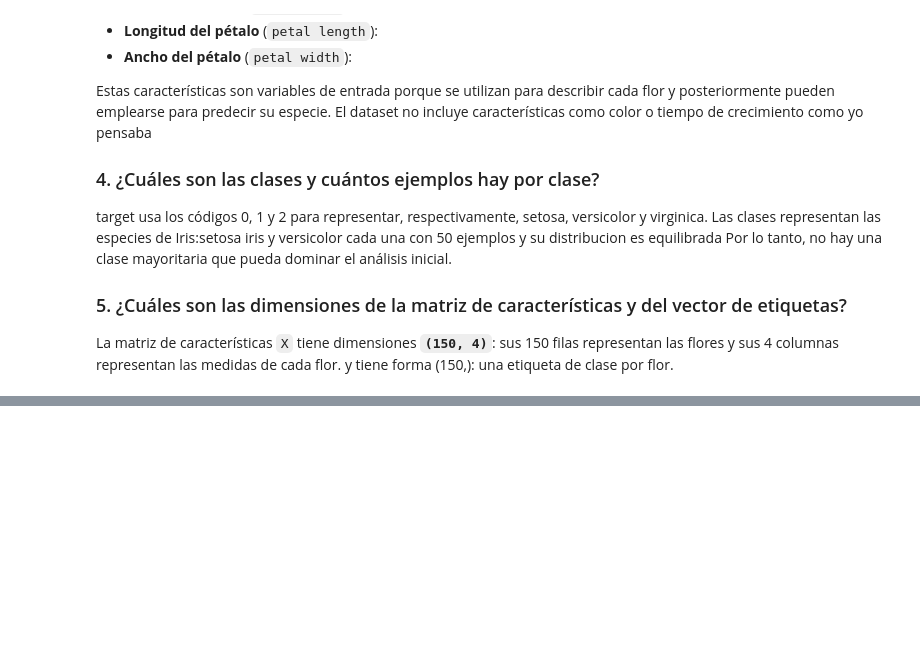
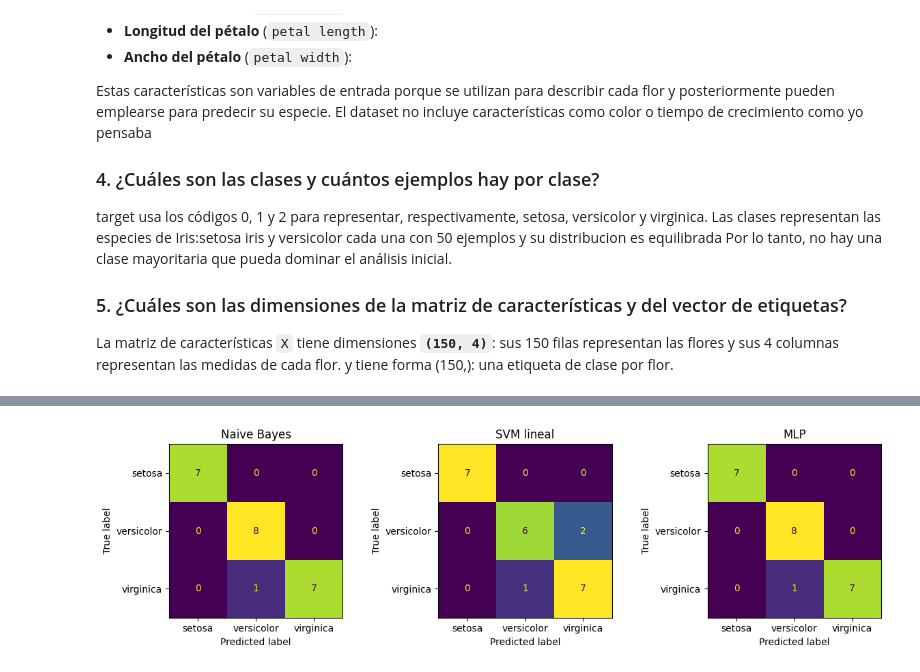
Before and after one commit to Harry-GNS/Recuperacion-de-la-Infromacion-2026B, a Jupyter notebook: Notebooks/01_revml.ipynb, the cells around one changed output, grey strips where cells are left out. Saved outputs shown, nothing was run; the diff lists cells and outputs as text; code cells hidden in the pictures; blank space fills up the shorter version.

```diff
--- a/Notebooks/01_revml.ipynb
+++ b/Notebooks/01_revml.ipynb
@@ -212,0 +240,95 @@ Selecciona dos errores de clasificación. Examina sus características y explica
+# %%
+import matplotlib.pyplot as plt
+import pandas as pd
+from sklearn.datasets import load_iris
+from sklearn.ensemble import GradientBoostingClassifier, RandomForestClassifier
+from sklearn.linear_model import LogisticRegression
+from sklearn.metrics import (
+    ConfusionMatrixDisplay,
+    accuracy_score,
+    f1_score,
+)
+from sklearn.model_selection import train_test_split
+from sklearn.naive_bayes import GaussianNB
+from sklearn.neural_network import MLPClassifier
+from sklearn.pipeline import make_pipeline
+from sklearn.preprocessing import StandardScaler
+from sklearn.svm import LinearSVC
+from sklearn.tree import DecisionTreeClassifier
+
+# Carga del dataset Iris y definición de X, y
+iris = load_iris()
+X, y = iris.data, iris.target
+
+# División de datos (Train 70%, Val 15%, Test 15%)
+X_train, X_tmp, y_train, y_tmp = train_test_split(
+    X, y, test_size=0.30, stratify=y, random_state=42
+)
+X_val, X_test, y_val, y_test = train_test_split(
+    X_tmp, y_tmp, test_size=0.50, stratify=y_tmp, random_state=42
+)
+
+# Definición de modelos
+modelos = {
+    "Naive Bayes": make_pipeline(StandardScaler(), GaussianNB()),
+    "Regresión logística": make_pipeline(
+        StandardScaler(), LogisticRegression(max_iter=1000)
+    ),
+    "SVM lineal": make_pipeline(
+        StandardScaler(), LinearSVC(C=1.0, random_state=42)
+    ),
+    "Árbol": DecisionTreeClassifier(max_depth=3, random_state=42),
+    "Random Forest": RandomForestClassifier(n_estimators=150, random_state=42),
+    "Gradient Boosting": GradientBoostingClassifier(random_state=42),
+    "MLP": make_pipeline(
+        StandardScaler(),
+        MLPClassifier(
+            hidden_layer_sizes=(20,),
+            alpha=0.0001,
+            max_iter=2000,
+            random_state=42,
+        ),
+    ),
+}
+
+# Entrenamiento
+for modelo in modelos.values():
+  modelo.fit(X_train, y_train)
+
+# Evaluación
+resultados = []
+for nombre, modelo in modelos.items():
+  pred = modelo.predict(X_test)
+  resultados.append({
+      "Modelo": nombre,
+      "Accuracy": accuracy_score(y_test, pred),
+      "F1 macro": f1_score(y_test, pred, average="macro"),
+  })
+
+resultados_clasificacion = pd.DataFrame(resultados).sort_values(
+    "F1 macro", ascending=False
+)
+print(resultados_clasificacion.round(3))
+
+# Matrices de confusión
+fig, axes = plt.subplots(1, 3, figsize=(12, 3.5))
+for ax, nombre in zip(axes, ["Naive Bayes", "SVM lineal", "MLP"]):
+  pred = modelos[nombre].predict(X_test)
+  ConfusionMatrixDisplay.from_predictions(
+      y_test, pred, display_labels=iris.target_names, ax=ax, colorbar=False
+  )
+  ax.set_title(nombre)
+plt.tight_layout()
+plt.show()
+
+# Corrección del bucle de impresión de errores
+for nombre in ["Naive Bayes", "SVM lineal", "MLP"]:
+  errores = [
+      (i, real, pred)
+      for i, (real, pred) in enumerate(
+          zip(y_test, modelos[nombre].predict(X_test))
+      )
+      if real != pred
+  ]
+  print(nombre, "errores:", errores[:2])
+# %% [output]
@@ -212,0 +343 @@ Selecciona dos errores de clasificación. Examina sus características y explica
+[figure, added]
```
Also changed, not shown: parts of 5 cells of this notebook.
